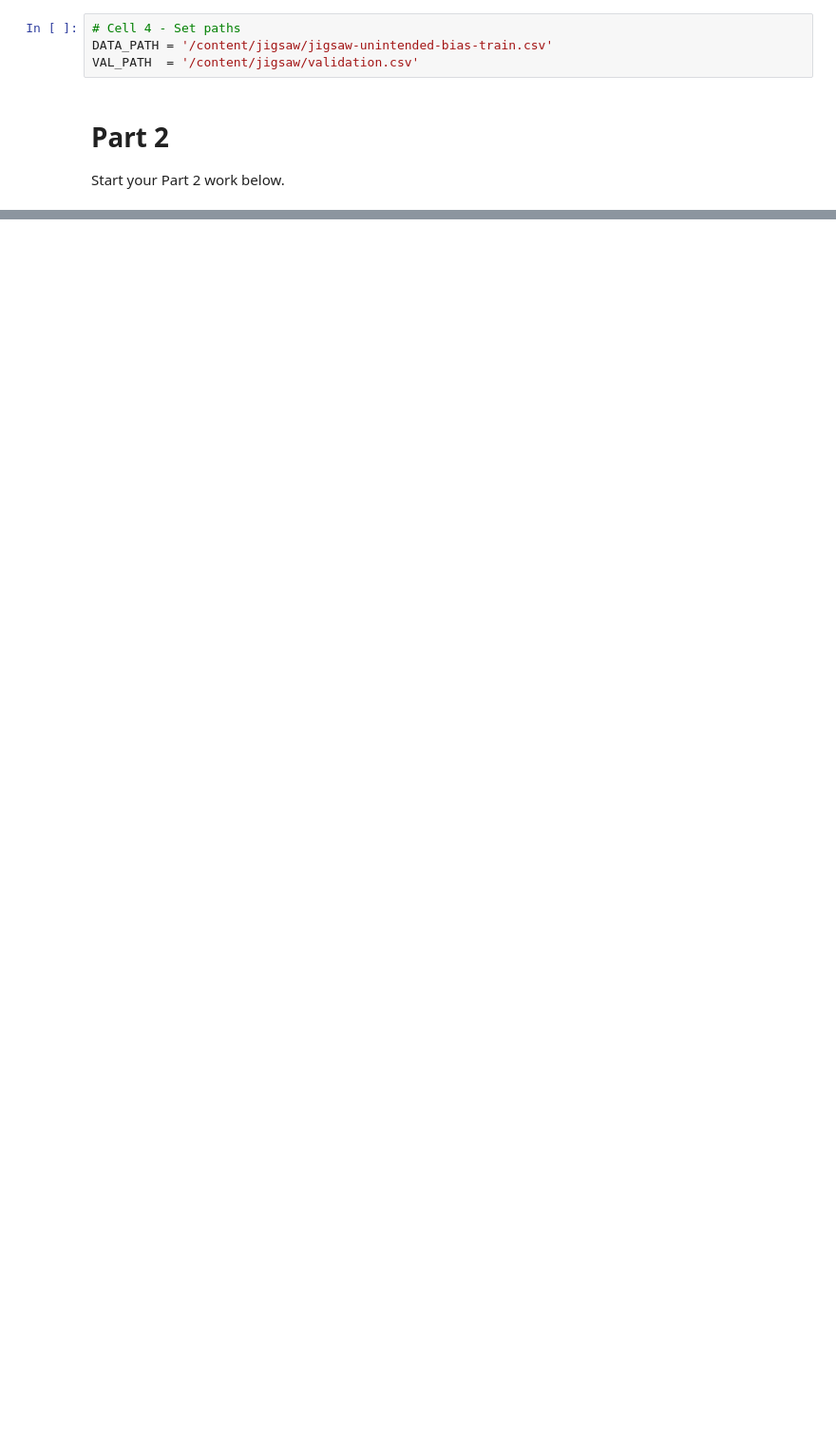
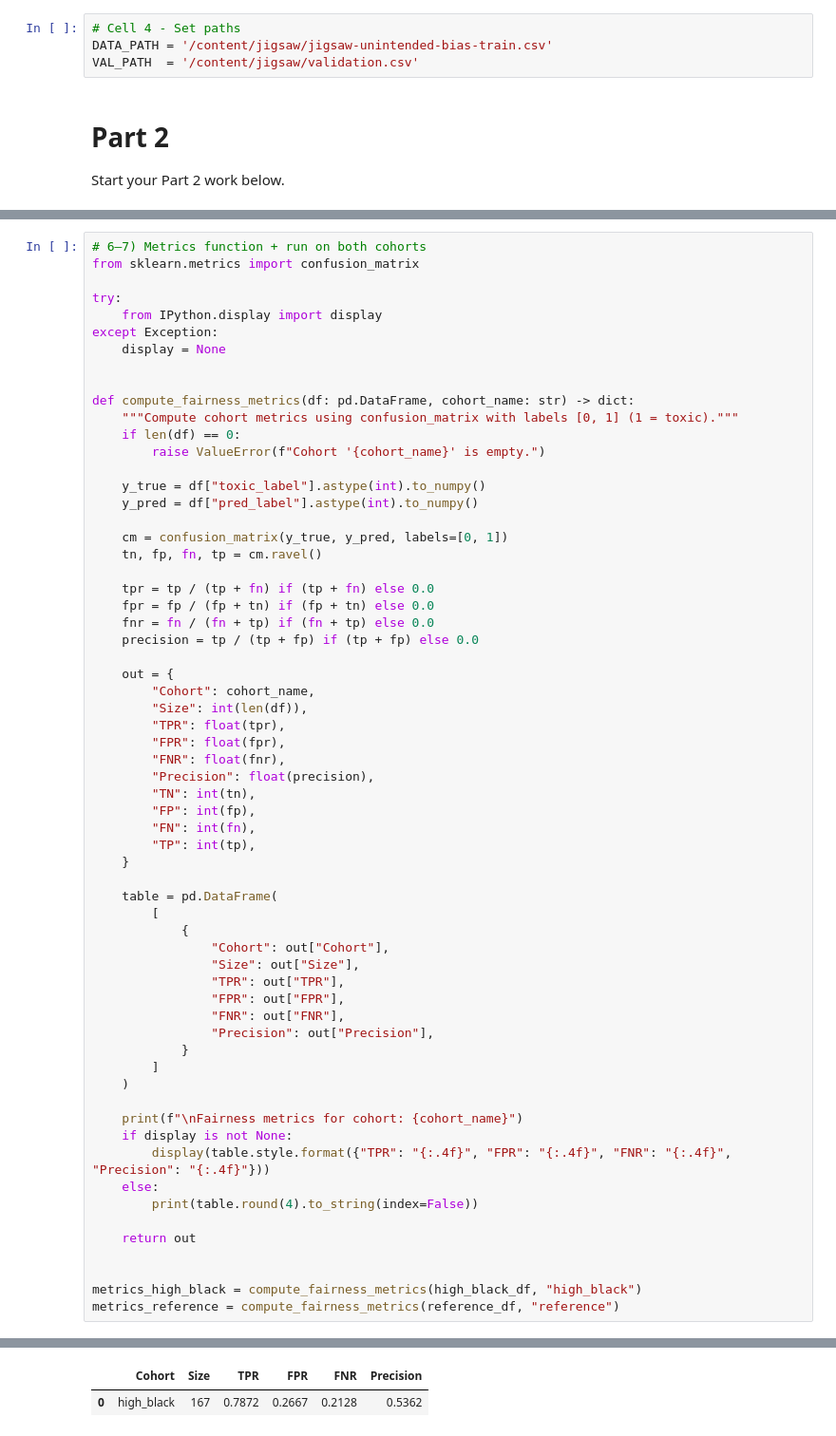
Before and after one commit to AitazazKamran/responsible-ai-assignment2, a Jupyter notebook: part2.ipynb, the cells around one changed output, grey strips where cells are left out. Shown at 95% size. Cells and saved outputs as stored; diff of their text form; blank space fills up the shorter version.

```diff
--- a/part2.ipynb
+++ b/part2.ipynb
@@ -36,0 +352,64 @@ Start your Part 2 work below.
+# %%
+# 6–7) Metrics function + run on both cohorts
+from sklearn.metrics import confusion_matrix
+
+try:
+    from IPython.display import display
+except Exception:
+    display = None
+
+
+def compute_fairness_metrics(df: pd.DataFrame, cohort_name: str) -> dict:
+    """Compute cohort metrics using confusion_matrix with labels [0, 1] (1 = toxic)."""
+    if len(df) == 0:
+        raise ValueError(f"Cohort '{cohort_name}' is empty.")
+
+    y_true = df["toxic_label"].astype(int).to_numpy()
+    y_pred = df["pred_label"].astype(int).to_numpy()
+
+    cm = confusion_matrix(y_true, y_pred, labels=[0, 1])
+    tn, fp, fn, tp = cm.ravel()
+
+    tpr = tp / (tp + fn) if (tp + fn) else 0.0
+    fpr = fp / (fp + tn) if (fp + tn) else 0.0
+    fnr = fn / (fn + tp) if (fn + tp) else 0.0
+    precision = tp / (tp + fp) if (tp + fp) else 0.0
+
+    out = {
+        "Cohort": cohort_name,
+        "Size": int(len(df)),
+        "TPR": float(tpr),
+        "FPR": float(fpr),
+        "FNR": float(fnr),
+        "Precision": float(precision),
+        "TN": int(tn),
+        "FP": int(fp),
+        "FN": int(fn),
+        "TP": int(tp),
+    }
+
+    table = pd.DataFrame(
+        [
+            {
+                "Cohort": out["Cohort"],
+                "Size": out["Size"],
+                "TPR": out["TPR"],
+                "FPR": out["FPR"],
+                "FNR": out["FNR"],
+                "Precision": out["Precision"],
+            }
+        ]
+    )
+
+    print(f"\nFairness metrics for cohort: {cohort_name}")
+    if display is not None:
+        display(table.style.format({"TPR": "{:.4f}", "FPR": "{:.4f}", "FNR": "{:.4f}", "Precision": "{:.4f}"}))
+    else:
+        print(table.round(4).to_string(index=False))
+
+    return out
+
+
+metrics_high_black = compute_fairness_metrics(high_black_df, "high_black")
+metrics_reference = compute_fairness_metrics(reference_df, "reference")
+# %% [output]
@@ -36,0 +417,2 @@ Start your Part 2 work below.
+|  | Cohort | Size | TPR | FPR | FNR | Precision |
+| 0 | high_black | 167 | 0.7872 | 0.2667 | 0.2128 | 0.5362 |
```
Also changed, not shown: parts of 13 cells of this notebook, 2 other files.
